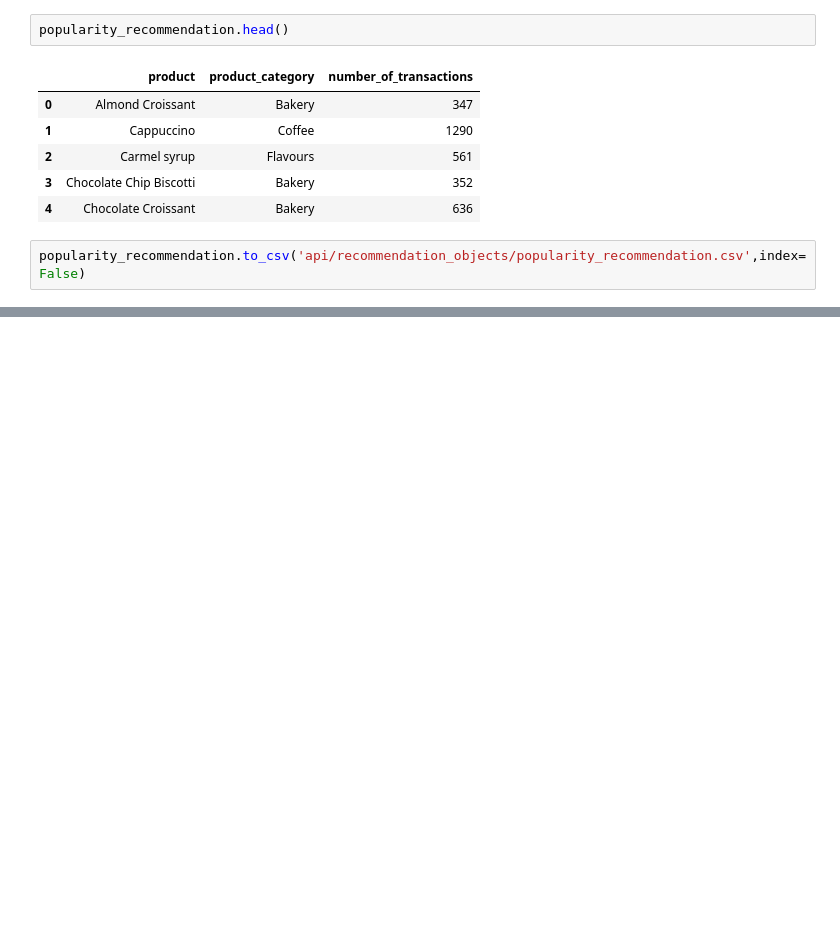
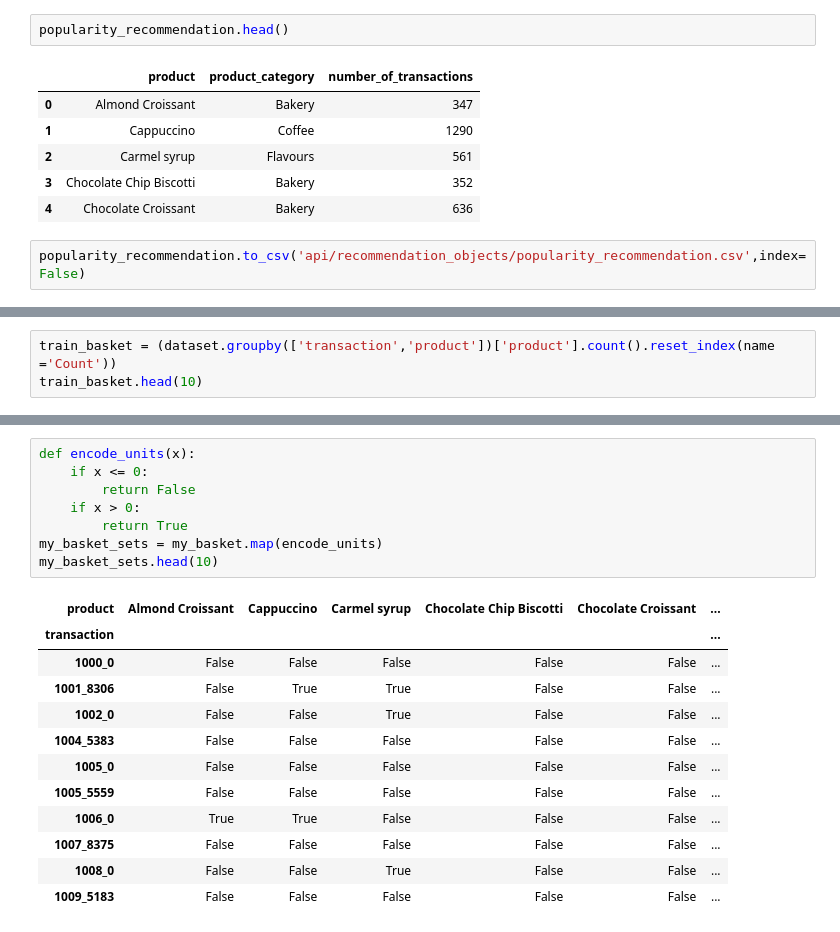
Before and after one commit to NikkiAung/AI_Integrated_Coffee_Shop_App, a Jupyter notebook: python_code/recommendation_engine_training.ipynb, the cells around one changed output, grey strips where cells are left out. Saved outputs shown, nothing was run; the diff lists cells and outputs as text; blank space fills up the shorter version.

```diff
--- a/python_code/recommendation_engine_training.ipynb
+++ b/python_code/recommendation_engine_training.ipynb
@@ -292,0 +295,3 @@ popularity_recommendation.to_csv('api/recommendation_objects/popularity_recommen
+# %%
+train_basket = (dataset.groupby(['transaction','product'])['product'].count().reset_index(name ='Count'))
+train_basket.head(10)
@@ -292,0 +321,21 @@ popularity_recommendation.to_csv('api/recommendation_objects/popularity_recommen
+# %%
+def encode_units(x):
+    if x <= 0:
+        return False
+    if x > 0:
+        return True
+my_basket_sets = my_basket.map(encode_units)
+my_basket_sets.head(10)
+# %% [output]
+| product | Almond Croissant | Cappuccino | Carmel syrup | Chocolate Chip Biscotti | Chocolate Croissant | ... |
+| transaction |  |  |  |  |  | ... |
+| 1000_0 | False | False | False | False | False | ... |
+| 1001_8306 | False | True | True | False | False | ... |
+| 1002_0 | False | False | True | False | False | ... |
+| 1004_5383 | False | False | False | False | False | ... |
+| 1005_0 | False | False | False | False | False | ... |
+| 1005_5559 | False | False | False | False | False | ... |
+| 1006_0 | True | True | False | False | False | ... |
+| 1007_8375 | False | False | False | False | False | ... |
+| 1008_0 | False | False | True | False | False | ... |
+| 1009_5183 | False | False | False | False | False | ... |
```
Also changed, not shown: parts of 12 cells of this notebook, 1 other file.
